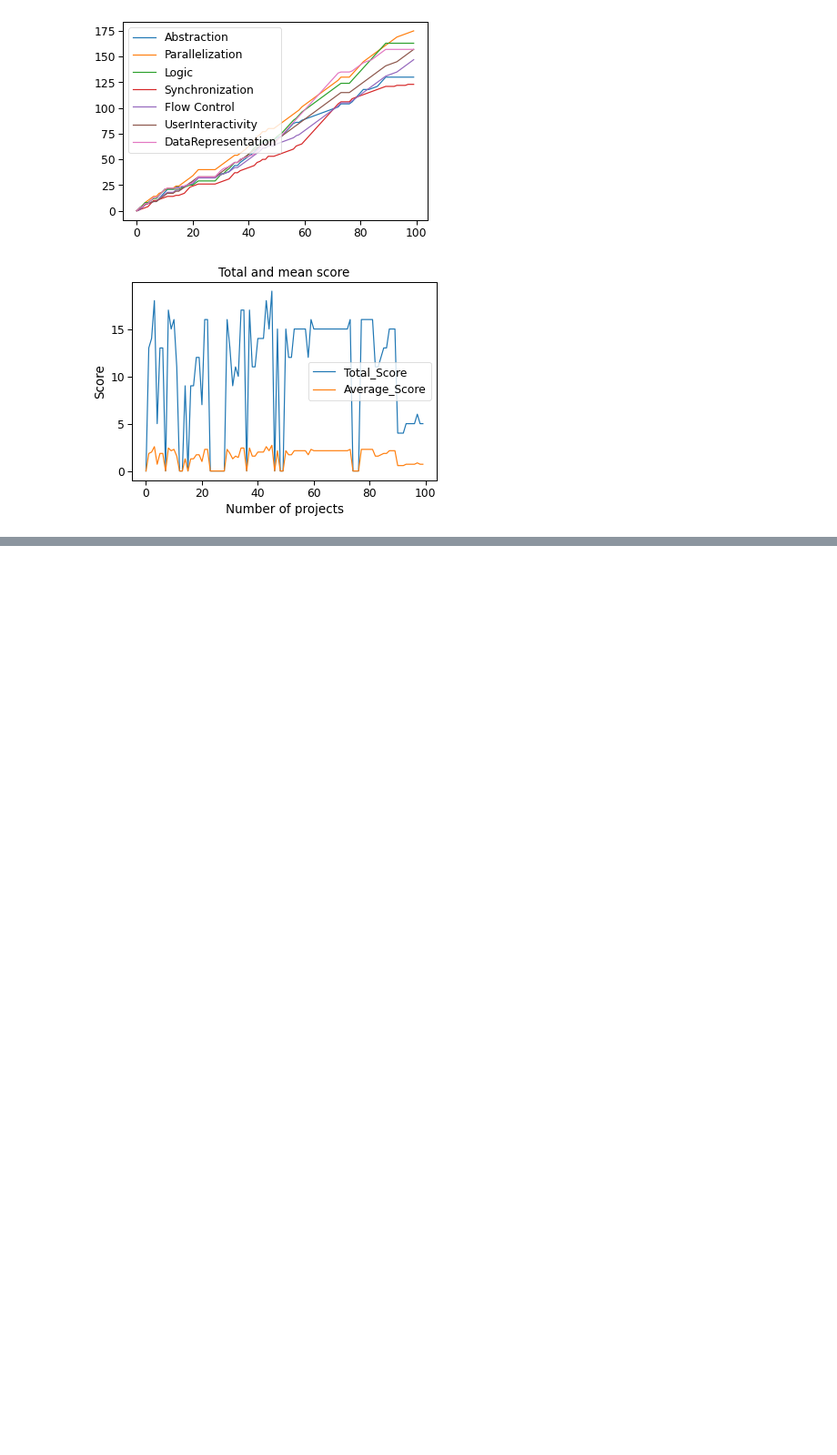
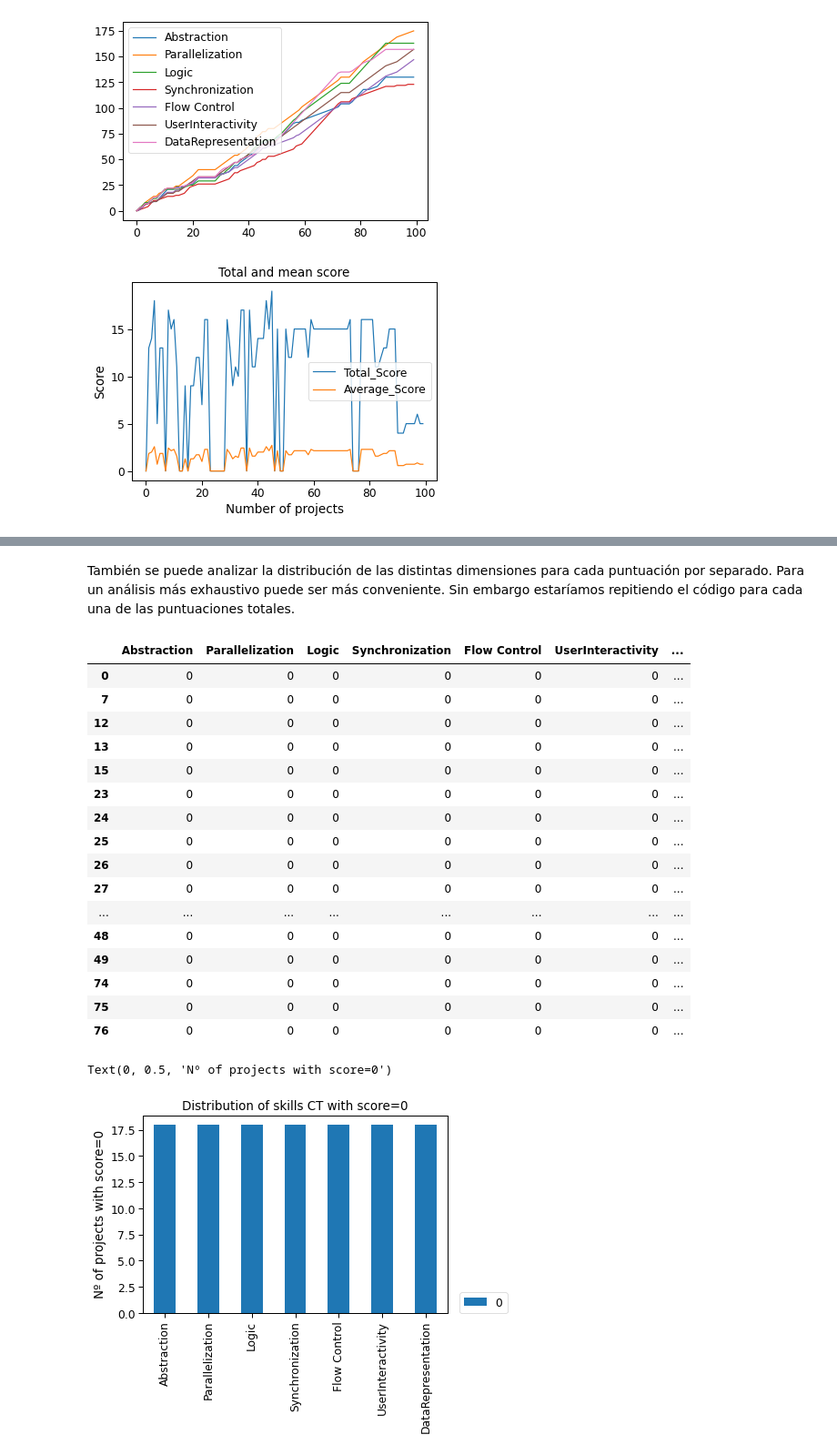
Before and after one commit to rcruiz/pruebaCT, a Jupyter notebook: Analisis.ipynb, the cells around one changed output, grey strips where cells are left out. Shown at 91% size. Cells and saved outputs as stored; diff of their text form; code cells hidden in the pictures; blank space fills up the shorter version.

```diff
--- a/Analisis.ipynb
+++ b/Analisis.ipynb
@@ -751,0 +813,30 @@ sns.lmplot(data=df_analyzer, x='Abstraction', y='Parallelization', hue ="Level")
+# %% [markdown]
+También se puede analizar la distribución de las distintas dimensiones para cada puntuación por separado. Para un análisis más exhaustivo puede ser más conveniente. Sin embargo estaríamos repitiendo el código para cada una de las puntuaciones totales.
+# %%
+df_0 = df_total_group.get_group(0).filter(ct)
+display(df_0)
+df_freq_0 = df_0.iloc[:, :].apply(pd.value_counts).fillna(0)
+df_freq_0.T.plot.bar()
+plt.legend(loc=(1.04,0))
+plt.title("Distribution of skills CT with score=0")
+plt.ylabel("Nº of projects with score=0")
+# %% [output]
+|  | Abstraction | Parallelization | Logic | Synchronization | Flow Control | UserInteractivity | ... |
+| 0 | 0 | 0 | 0 | 0 | 0 | 0 | ... |
+| 7 | 0 | 0 | 0 | 0 | 0 | 0 | ... |
+| 12 | 0 | 0 | 0 | 0 | 0 | 0 | ... |
+| 13 | 0 | 0 | 0 | 0 | 0 | 0 | ... |
+| 15 | 0 | 0 | 0 | 0 | 0 | 0 | ... |
+| 23 | 0 | 0 | 0 | 0 | 0 | 0 | ... |
+| 24 | 0 | 0 | 0 | 0 | 0 | 0 | ... |
+| 25 | 0 | 0 | 0 | 0 | 0 | 0 | ... |
+| 26 | 0 | 0 | 0 | 0 | 0 | 0 | ... |
+| 27 | 0 | 0 | 0 | 0 | 0 | 0 | ... |
+| ... | ... | ... | ... | ... | ... | ... | ... |
+| 48 | 0 | 0 | 0 | 0 | 0 | 0 | ... |
+| 49 | 0 | 0 | 0 | 0 | 0 | 0 | ... |
+| 74 | 0 | 0 | 0 | 0 | 0 | 0 | ... |
+| 75 | 0 | 0 | 0 | 0 | 0 | 0 | ... |
+| 76 | 0 | 0 | 0 | 0 | 0 | 0 | ... |
+Text(0, 0.5, 'Nº of projects with score=0')
+[figure, added]
```
Also changed, not shown: parts of 43 cells of this notebook.
